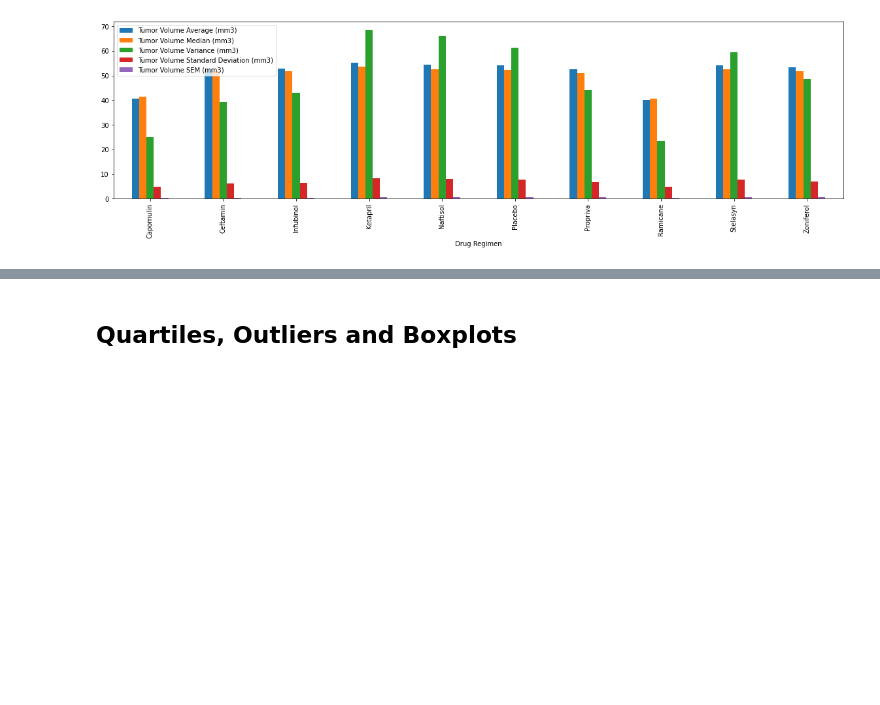
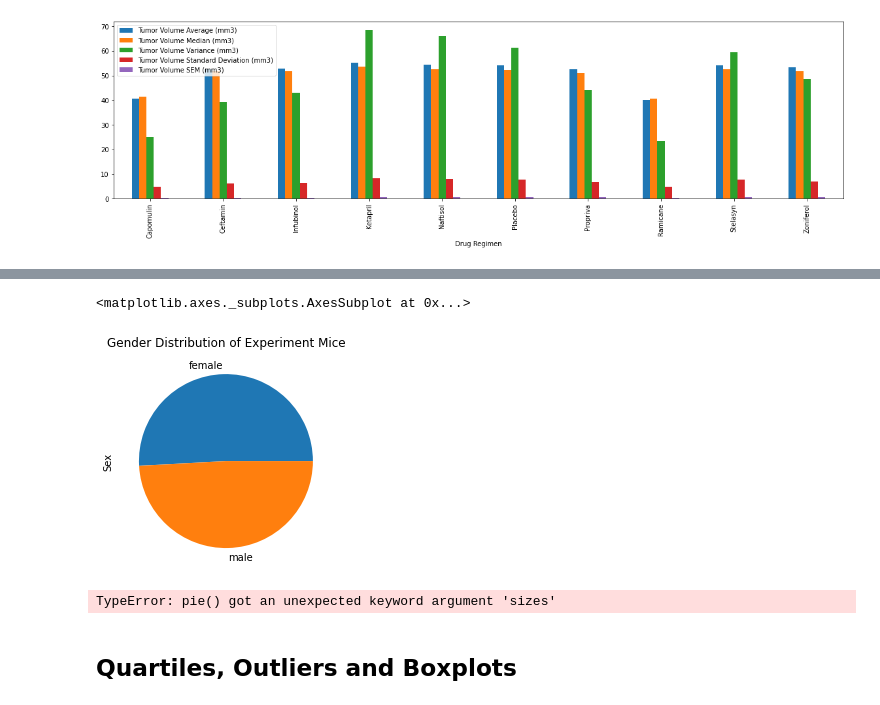
Before and after one commit to eenabow/Matplotlib_challenge, a Jupyter notebook: Pymaceuticals/pymaceuticals_starter.ipynb, the cells around one changed output, grey strips where cells are left out. Saved outputs shown, nothing was run; the diff lists cells and outputs as text; code cells hidden in the pictures; blank space fills up the shorter version.

```diff
--- a/Pymaceuticals/pymaceuticals_starter.ipynb
+++ b/Pymaceuticals/pymaceuticals_starter.ipynb
@@ -197,11 +199,21 @@ ValueError: shape mismatch: objects cannot be broadcast to a single shape
 # %%
 # Generate a pie plot showing the distribution of female versus male mice using pandas
-# labels = ["female", "male"]
+labels = ["female", "male"]
 
-sex= Mouse_study_df["Sex"]
-sex
+sex= Clean_study_df["Sex"].value_counts()
+sex.plot(kind="pie", title="Gender Distribution of Experiment Mice", labels=labels )
+# %% [output]
+<matplotlib.axes._subplots.AxesSubplot at 0x...>
+[figure, added]
 # %%
 # Generate a pie plot showing the distribution of female versus male mice using pyplot
+values= sex
+labels = sex.index
+plt.pie(sizes=values, labels=labels, autopct= "&1.1f%%")
+plt.axis("equal")
+plt.show()
+# %% [output]
+TypeError: pie() got an unexpected keyword argument 'sizes'
 # %% [markdown]
 ## Quartiles, Outliers and Boxplots
 # %%
```
Also changed, not shown: parts of 5 cells of this notebook.
